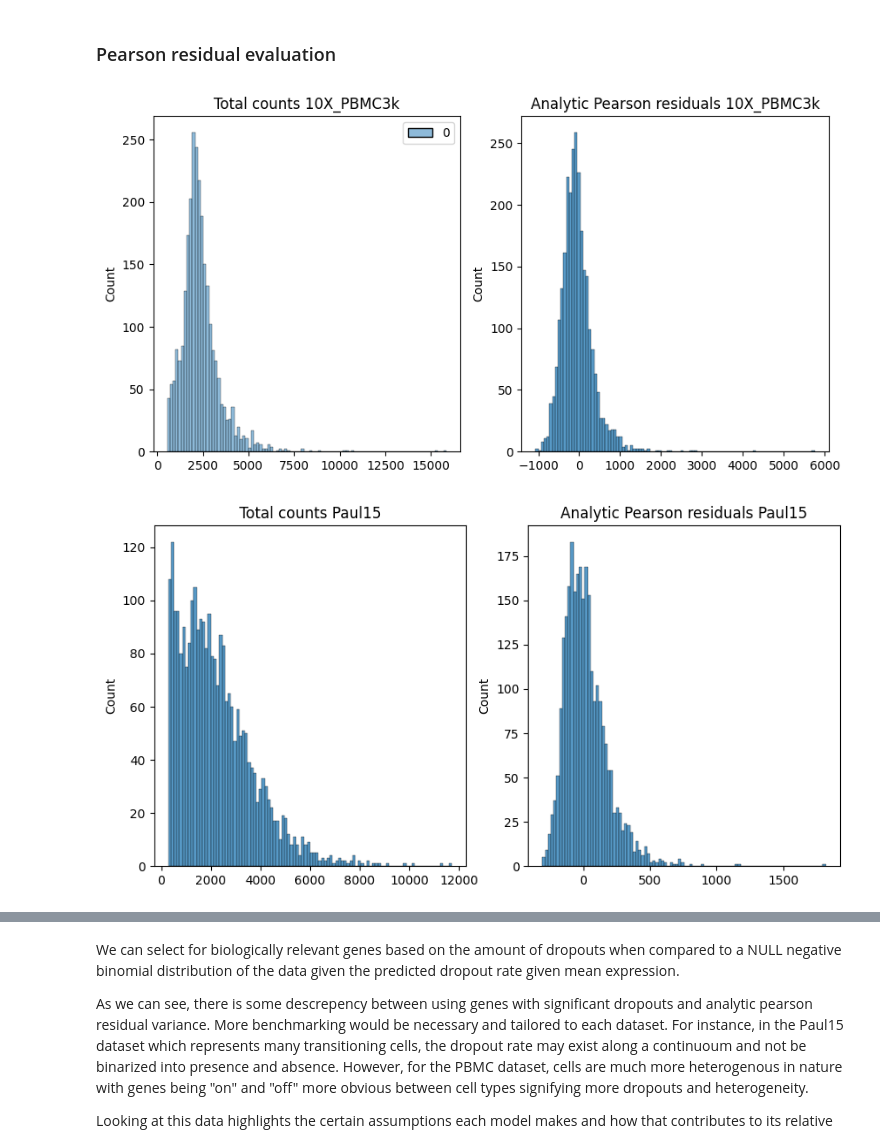
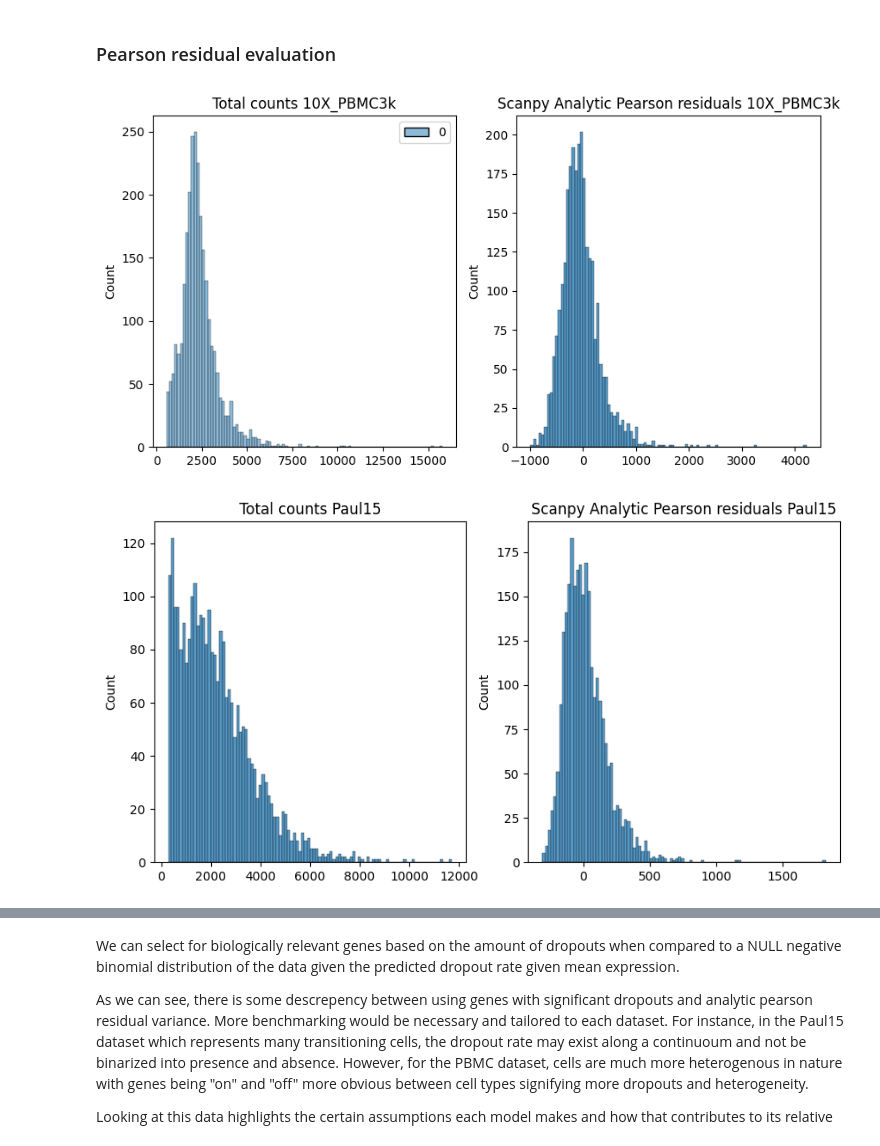
Before and after one commit to dfdeascanis/gene_selection_test, a Jupyter notebook: feature_selection_comparison.ipynb, the cells around one changed output, grey strips where cells are left out. Saved outputs shown, nothing was run; the diff lists cells and outputs as text; code cells hidden in the pictures.

```diff
--- a/feature_selection_comparison.ipynb
+++ b/feature_selection_comparison.ipynb
@@ -59,7 +57,7 @@ for adata in datasets:
     phi_hat, _ = optimize.curve_fit(lambda mu, phi: mu + phi * mu ** 2, adata.var.mean_.values , adata.var.var_.values)
     #store in uns
     adata.uns['phi'] = phi_hat
-    mm = np.logspace(np.log10(adata.var.mean_.values.min()), np.log10(adata.var.mean_.values.max()))
+    mm = np.logspace(np.log10(adata.var.mean_.values.min()), np.log10(adata.var.mean_.values.max()), num=adata.shape[1])
     plt.scatter(adata.var.mean_, adata.var.var_, c='k', label="observed RNA", rasterized=True)
     plt.loglog()
     plt.xlim(1e-4, 1e2)
@@ -178,18 +160,29 @@ import matplotlib.pyplot as plt
 import seaborn as sns
 import numba as nb
 
-def negbinom_dropout_features(fit,adata,ntop=None,method="fdr_bh", qval_thresh=0.01, suppress_plot=True, clip=None):
+def negbinom_dropout_features(fit,adata,ntop=None,method="fdr_bh", qval_thresh=0.01, suppress_plot=True, clip=None, theta=100):
 
     vals = fit['vals'] #extract vals dictionary
     xes = (vals['tjs'] / vals['nc']).reshape(-1) #calculate the mean expression
     phi, _ = optimize.curve_fit(lambda mu, phi: mu + phi * mu ** 2, xes, fit['var_obs'].reshape(-1)) #calculate the dispersion parameter based on data
-    NB_drop_prob = lambda mu, phi: ((1. / phi) / (mu + (1. / phi))) ** (1. / phi) #probability function of finding zero given mean and dispersion
+    def NB_drop_prob(mu, phi):
+        if phi == 0:
+            return np.exp(-mu)
+        return ((1. / phi) / (mu + (1. / phi))) ** (1. / phi)
+
+    # NB_drop_prob = lambda mu, phi: ((1. / phi) / (mu + (1. / phi))) ** (1. / phi) #probability function of finding zero given mean and dispersion
     droprate_exp = np.zeros(vals['ng'])
     droprate_exp_err = np.zeros(vals['ng'])
 
+    xes_var = np.squeeze(fit['var_obs'])
+
     for i in range(vals['ng']):
         mu_i = xes[i] #extract mean for each gene in the array
-        droprate_exp[i] = NB_drop_prob(mu_i, phi) #gene-wise expected droprate given expression
+        if xes_var[i] <= mu_i or mu_i <= 0.01:
+            droprate_exp[i] = NB_drop_prob(mu_i, phi=0) #gene-wise expected droprate given expression
+        else:
+            droprate_exp[i] = NB_drop_prob(mu_i, phi)
+
 
     droprate_exp_err = np.sqrt(droprate_exp * (1 - droprate_exp) / vals['nc']) #standard error for expectation
 
@@ -201,16 +194,19 @@ def negbinom_dropout_features(fit,adata,ntop=None,method="fdr_bh", qval_thresh=0
     Zed = diff / combined_err #calculate z-score
 
     counts = adata.X #extract counts
+
+    vst_tmp = vst(count_data=counts,
+                  gene_names=adata.var_names.tolist(),
+                  cell_names=adata.obs_names.tolist(),
+                  n_cells=5000,
+                  verbosity=1)
+
     if not isinstance(counts, np.ndarray):
         counts = counts.toarray()
-
-    #pearson residuals
-    theta=100
 
     #get residuals
     mu = fit['mus']
     z = (counts - mu) / np.sqrt(mu + mu**2/theta)
-
     # prepare clipping
     if clip is None:
         n = mu.shape[0]
@@ -223,7 +219,7 @@ def negbinom_dropout_features(fit,adata,ntop=None,method="fdr_bh", qval_thresh=0
 
     #variance
     var = np.var(z, axis=0).flatten()
-    p_value = (1 - norm.cdf(Zed)) #create normal distribution to extract p-values
+    p_value = (1 - norm.cdf(Zed)) #extract p-values
 
     p_value = pd.DataFrame({'p_val':p_value,
                             'inv_diff':droprate_obs - droprate_exp,
@@ -231,7 +227,7 @@ def negbinom_dropout_features(fit,adata,ntop=None,method="fdr_bh", qval_thresh=0
                             'droprate_expected':droprate_exp,
                             'droprate_observed':droprate_obs,
                             'mean_expression':xes,
-                            'residual_variance':var}, index=pd.array(fit['gene_names']))
+                            'residual_variance_scanpy':var}, index=pd.array(fit['gene_names']))
     p_value = p_value.sort_values(by=['p_val', 'Zed'], ascending=[True,False]) #sort for benjamini-hochberg correction
 
     # Adjust p-values for multiple testing
@@ -247,9 +243,7 @@ def negbinom_dropout_features(fit,adata,ntop=None,method="fdr_bh", qval_thresh=0
 
     if not suppress_plot:
         mm = np.logspace(min(np.log10(xes)), max(np.log10(xes)), num=vals['ng'])
-        phi, _ = optimize.curve_fit(lambda mu, phi: mu + phi * mu ** 2, xes, fit['var_obs'].reshape(-1))
-        NB_drop_prob = lambda mu, phi: ((1. / phi) / (mu + (1. / phi))) ** (1. / phi)
-        plt.scatter(p_value.mean_expression, p_value.droprate_observed, c=p_value.q_val, cmap='viridis_r', alpha=0.8)
+        plt.scatter(p_value.mean_expression, p_value.droprate_observed, c=p_value.q_val, cmap='viridis_r', alpha=0.8, s=3)
         plt.plot(mm, NB_drop_prob(mm, phi), c='r', lw=2)
         plt.colorbar()
         plt.gcf().axes
@@ -258,5 +252,6 @@ def negbinom_dropout_features(fit,adata,ntop=None,method="fdr_bh", qval_thresh=0
 
     return {
         "features_df":p_value,
-        "analytic_pearson":z
+        "ap_seurat":vst_tmp,
+        "ap_scanpy":pd.DataFrame(z.T, index=adata.var_names.tolist(), columns=adata.obs_names.tolist())
     }
@@ -296,12 +318,12 @@ select_dropouts(datasets[1], nb_df=features[1]['features_df'], suppress_plot=Fal
 # %%
 for idx,adata in enumerate(datasets):
     dataset = adata.uns['dataset']
     fig, axes = plt.subplots(1, 2, figsize=(10, 5))
     p1 = sns.histplot(adata.X.sum(1), bins=100, kde=False, ax=axes[0])
     axes[0].set_title(f'Total counts {dataset}')
-    p2 = sns.histplot(features[idx]["analytic_pearson"].sum(1), bins=100, kde=False, ax=axes[1])
-    axes[1].set_title(f'Analytic Pearson residuals {dataset}')
+    p2 = sns.histplot(features[idx]['ap_scanpy'].sum(0), bins=100, kde=False, ax=axes[1])
+    axes[1].set_title(f'Scanpy Analytic Pearson residuals {dataset}')
     plt.show()
 # %% [output]
-[figure, old version]
+[figure, new version]
-[figure, old version]
+[figure, new version]
```
Also changed, not shown: parts of 18 cells of this notebook.
